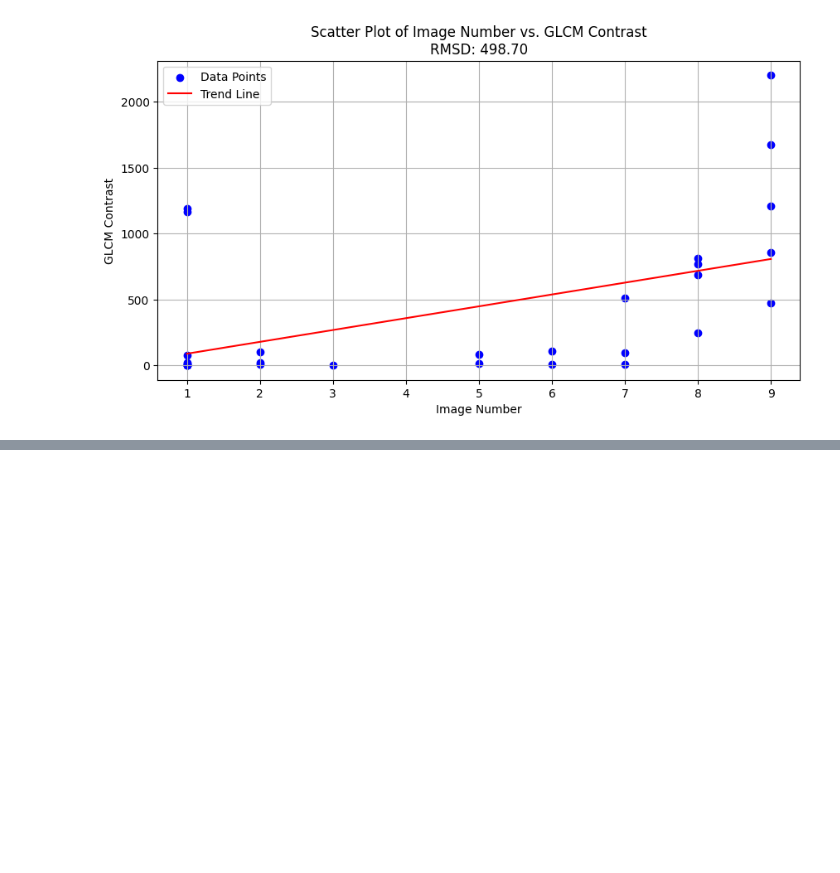
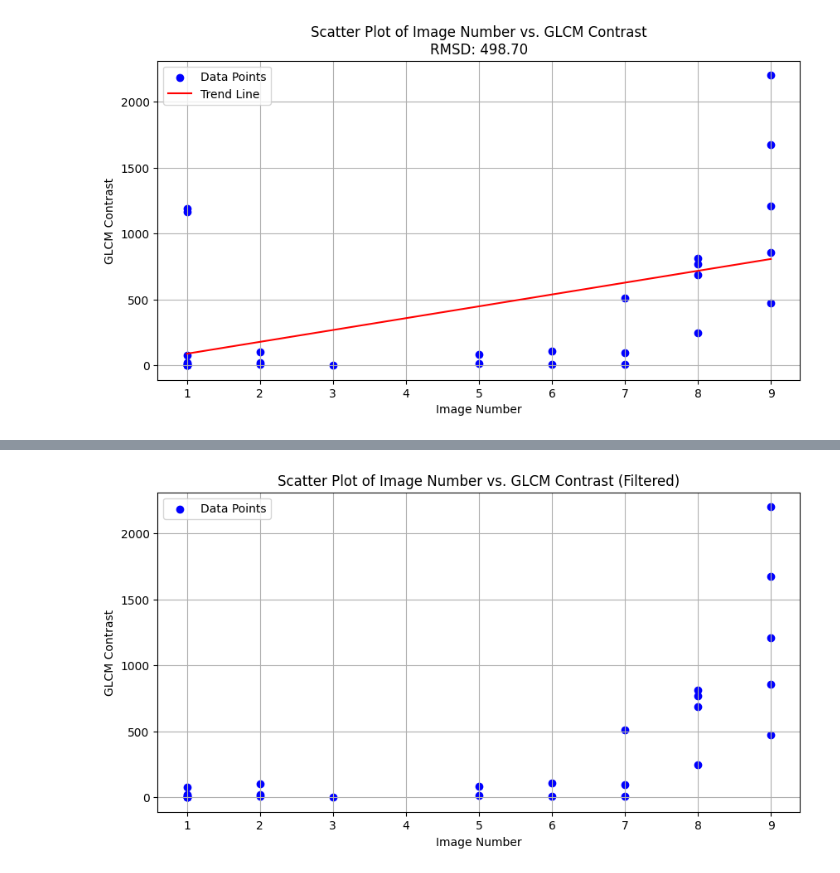
Before and after one commit to oofidc/UIC-BioDesign-25-Code, a Jupyter notebook: GLCM_Texture_Analysis_Prototype.ipynb, the cells around one changed output, grey strips where cells are left out. Cells and saved outputs as stored; diff of their text form; code cells hidden in the pictures; blank space fills up the shorter version.

```diff
--- a/GLCM_Texture_Analysis_Prototype.ipynb
+++ b/GLCM_Texture_Analysis_Prototype.ipynb
@@ -475,2 +405,30 @@ plt.show()
+# %%
+# Filter out entries with image number 1 and contrast value over 250
+filtered_indices = ~((image_numbers_np.flatten() == 1) & (contrast_values_np > 250))
+
+# Apply the filter to image numbers and contrast values
+filtered_image_numbers_np = image_numbers_np[filtered_indices]
+filtered_contrast_values_np = contrast_values_np[filtered_indices]
+
+# Perform linear regression on filtered data
+model = LinearRegression()
+model.fit(filtered_image_numbers_np, filtered_contrast_values_np)
+trend_line = model.predict(filtered_image_numbers_np)
+
+# Calculate RMSD
+rmsd = np.sqrt(np.mean((filtered_contrast_values_np - trend_line) ** 2))
+
+# Create the scatter plot with trend line
+plt.figure(figsize=(10, 5))
+plt.scatter(filtered_image_numbers_np, filtered_contrast_values_np, color='blue', label='Data Points')
+#plt.plot(filtered_image_numbers_np, trend_line, color='red', label='Trend Line')
+plt.xlabel('Image Number')
+plt.ylabel('GLCM Contrast')
+plt.title(f'Scatter Plot of Image Number vs. GLCM Contrast (Filtered)')#\nRMSD: {rmsd:.2f}')
+plt.legend()
+plt.grid(True)
+plt.show()
+# %% [output]
+[figure, added]
 # %%
 # %% [output]
```
Also changed, not shown: parts of 7 cells of this notebook, 1 other file.
